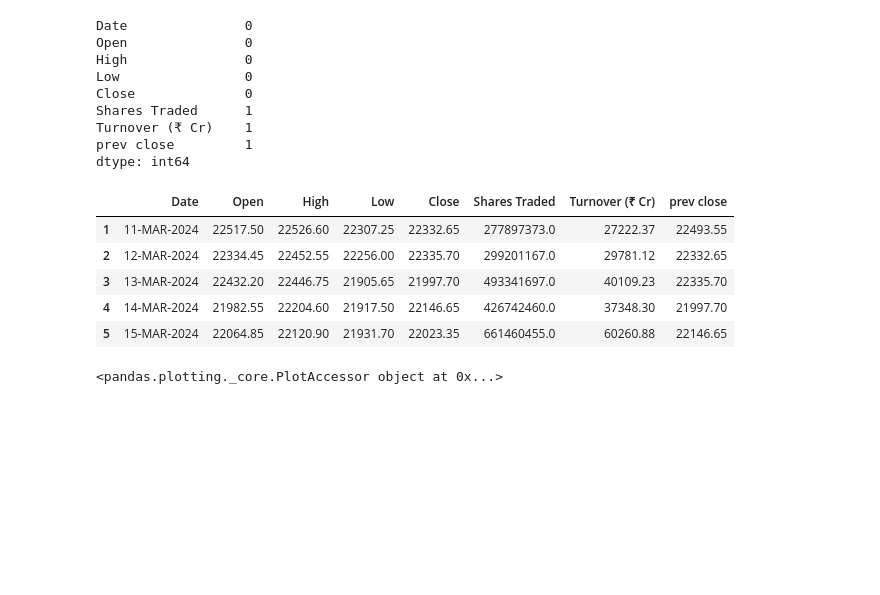
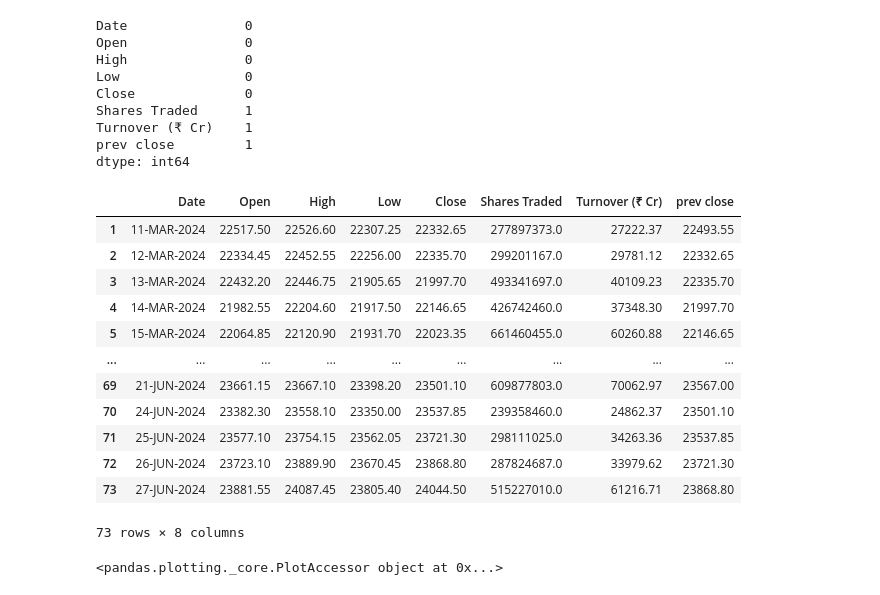
Before and after one commit to Parambum/StockPredictor, a Jupyter notebook: Stock Predictor Linear Regression.ipynb, the cells around one changed output. Cells and saved outputs as stored; diff of their text form; code cells hidden in the pictures; blank space fills up the shorter version.

```diff
--- a/Stock Predictor Linear Regression.ipynb
+++ b/Stock Predictor Linear Regression.ipynb
@@ -46,14 +46,21 @@ prev close         1
 dtype: int64
 # %%
 df.dropna(inplace = True)
-df.head()
+df.head(73)
 # %% [output]
 |  | Date | Open | High | Low | Close | Shares Traded | Turnover (₹ Cr) | prev close |
 | 1 | 11-MAR-2024 | 22517.50 | 22526.60 | 22307.25 | 22332.65 | 277897373.0 | 27222.37 | 22493.55 |
 | 2 | 12-MAR-2024 | 22334.45 | 22452.55 | 22256.00 | 22335.70 | 299201167.0 | 29781.12 | 22332.65 |
 | 3 | 13-MAR-2024 | 22432.20 | 22446.75 | 21905.65 | 21997.70 | 493341697.0 | 40109.23 | 22335.70 |
 | 4 | 14-MAR-2024 | 21982.55 | 22204.60 | 21917.50 | 22146.65 | 426742460.0 | 37348.30 | 21997.70 |
 | 5 | 15-MAR-2024 | 22064.85 | 22120.90 | 21931.70 | 22023.35 | 661460455.0 | 60260.88 | 22146.65 |
+| ... | ... | ... | ... | ... | ... | ... | ... | ... |
+| 69 | 21-JUN-2024 | 23661.15 | 23667.10 | 23398.20 | 23501.10 | 609877803.0 | 70062.97 | 23567.00 |
+| 70 | 24-JUN-2024 | 23382.30 | 23558.10 | 23350.00 | 23537.85 | 239358460.0 | 24862.37 | 23501.10 |
+| 71 | 25-JUN-2024 | 23577.10 | 23754.15 | 23562.05 | 23721.30 | 298111025.0 | 34263.36 | 23537.85 |
+| 72 | 26-JUN-2024 | 23723.10 | 23889.90 | 23670.45 | 23868.80 | 287824687.0 | 33979.62 | 23721.30 |
+| 73 | 27-JUN-2024 | 23881.55 | 24087.45 | 23805.40 | 24044.50 | 515227010.0 | 61216.71 | 23868.80 |
+73 rows × 8 columns
 # %%
 df['Close'].plot(figsize=(8,6))
 df.plot
```
Also changed, not shown: parts of 3 cells of this notebook.
